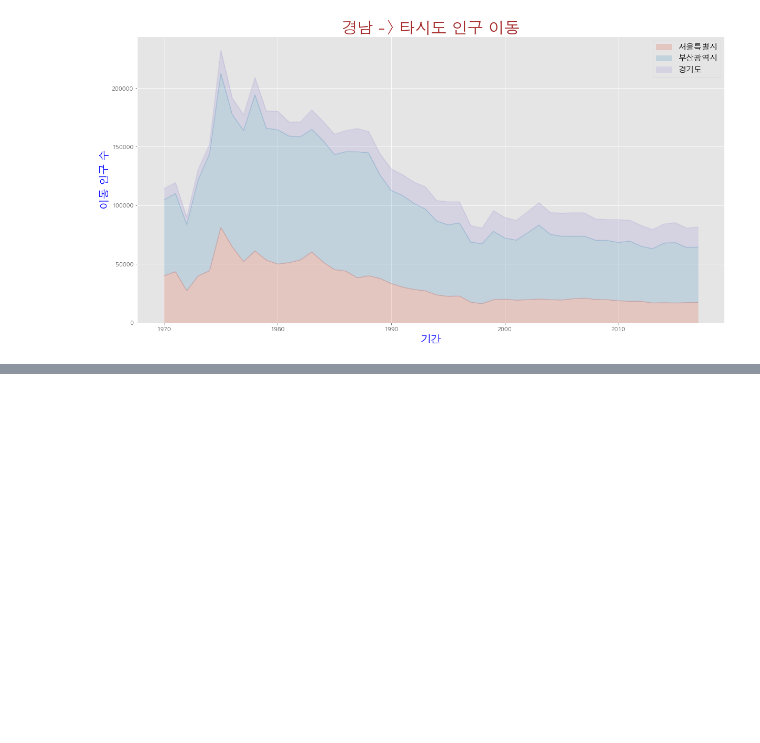
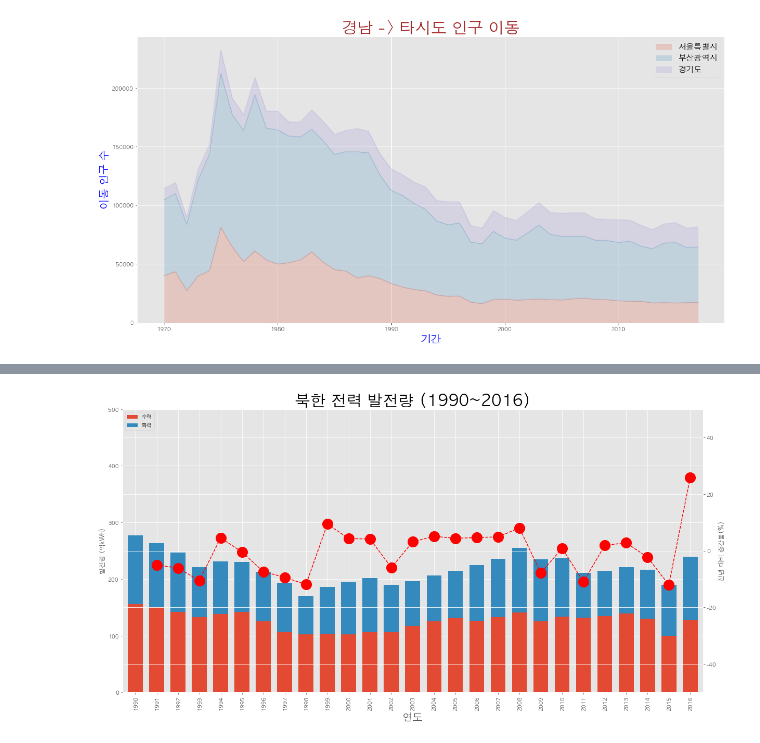
Before and after one commit to harryyang1982/pandas_data_analysis, a Jupyter notebook: part4_visualization.ipynb, the cells around one changed output, grey strips where cells are left out. Cells and saved outputs as stored; diff of their text form; code cells hidden in the pictures; blank space fills up the shorter version.

```diff
--- a/part4_visualization.ipynb
+++ b/part4_visualization.ipynb
@@ -528,0 +570,38 @@ plt.show()
+# %%
+import pandas as pd
+import matplotlib.pyplot as plt
+from matplotlib import rc
+
+rc('font', family='AppleGothic')
+plt.rcParams['axes.unicode_minus'] = False
+
+plt.style.use('ggplot')
+
+df = pd.read_excel("./data/part4/남북한발전전력량.xlsx", engine="openpyxl", convert_float=True)
+df = df.loc[5:9]
+df.drop('전력량 (억㎾h)', axis='columns', inplace=True)
+df.set_index('발전 전력별', inplace=True)
+df = df.T
+
+df = df.rename(columns={'합계':'총발전량'})
+df['총발전량 - 1년'] = df['총발전량'].shift(1)
+df['증감률'] = ((df['총발전량']/df['총발전량 - 1년']) - 1) * 100
+
+ax1 = df[['수력', '화력']].plot(kind='bar', figsize=(20, 10), width=0.7, stacked=True)
+ax2 = ax1.twinx()
+ax2.plot(df.index, df.증감률, ls='--', marker='o', markersize=20,
+         color='red', label='전년대비 증감률(%)')
+
+ax1.set_ylim(0, 500)
+ax2.set_ylim(-50, 50)
+
+ax1.set_xlabel('연도', size=20)
+ax1.set_ylabel('발전량 (억kWh)')
+ax2.set_ylabel('전년 대비 증감률(%)')
+
+plt.title('북한 전력 발전량 (1990~2016)', size=30)
+ax1.legend(loc='upper left')
+
+plt.show()
+# %% [output]
+[figure, added]
```
Also changed, not shown: parts of 9 cells of this notebook, 2 other files.
